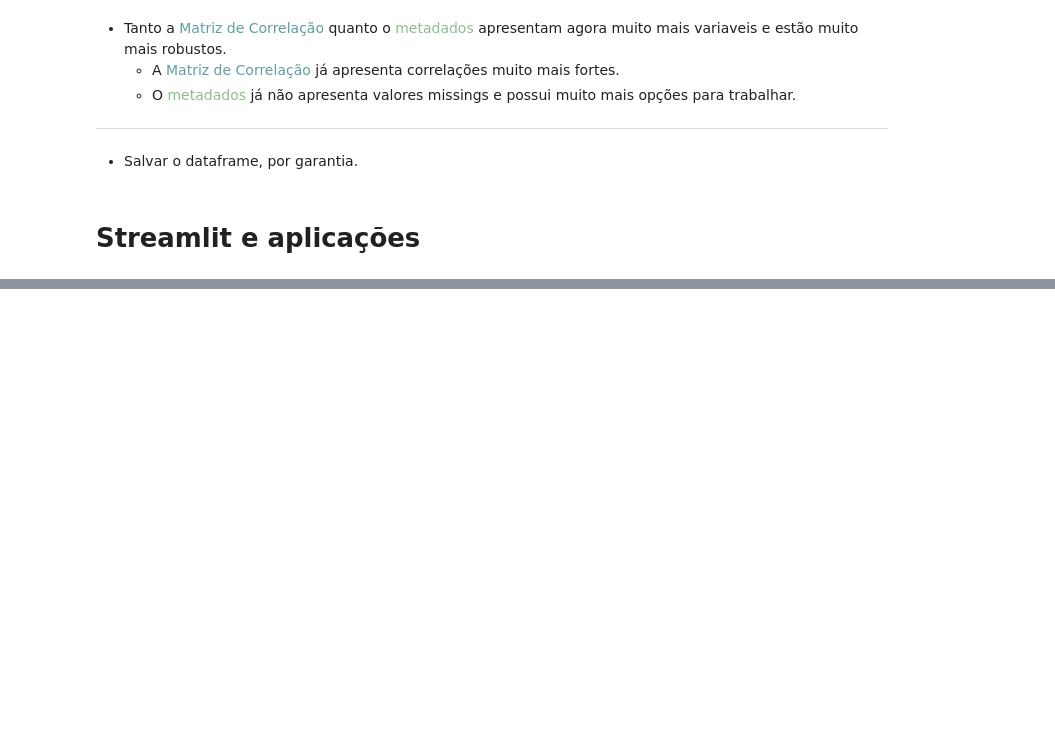
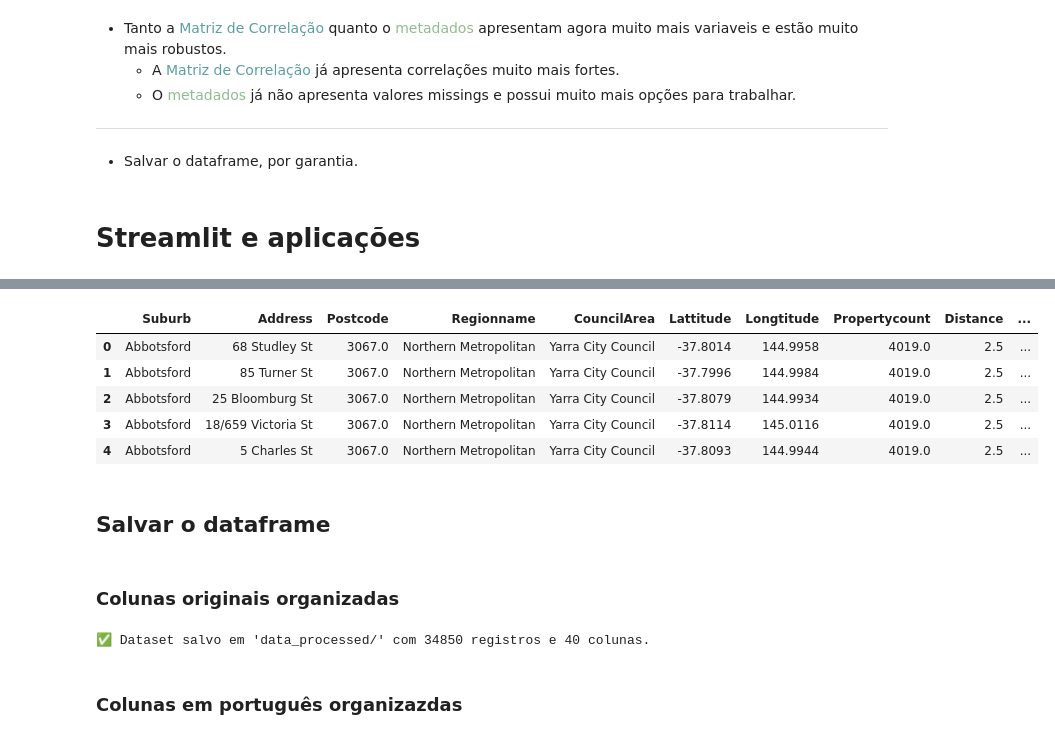
Before and after one commit to PedroHenrique1704/Ebac-semantix, a Jupyter notebook: Semantix.ipynb, the cells around one changed output, grey strips where cells are left out. Drawn from its saved outputs; the diff is of its cells as text; code cells hidden in the pictures; blank space fills up the shorter version.

```diff
--- a/Semantix.ipynb
+++ b/Semantix.ipynb
@@ -85,7 +85,7 @@ from sklearn.ensemble        import RandomForestRegressor
 from sklearn.model_selection import GridSearchCV, train_test_split
 from sklearn.metrics         import mean_absolute_error, r2_score
 # %%
-df = pd.read_csv('melbourne_housing_full.csv')
+df = pd.read_csv('./data/melbourne_housing_full.csv')
 df.head()
 # %% [output]
 |  | Suburb | Address | Rooms | Type | Price | Method | SellerG | Date | Distance | Postcode | ... | ... |
@@ -1179,0 +1281,61 @@ df.to_csv('dados_com_precos_imputados.csv', index=False)
+# %%
+# Organizar as colunas
+
+column_groups = {
+    # Identificação e Localização
+    'ID': ['Suburb', 'Address', 'Postcode', 'Regionname', 'CouncilArea',
+           'Lattitude', 'Longtitude', 'Propertycount', 'Distance', 'DistanceCategory'],
+
+    # Características Físicas
+    'Property_Features': ['Type', 'Type_numeric', 'Rooms', 'Bathroom', 'Car',
+                         'Landsize', 'Landsize_imputed', 'BuildingArea', 'BuildingArea_imputed',
+                         'YearBuilt', 'PropertyAge', 'AgeCategory', 'rooms_bath_ratio'],
+
+    # Transação e Preço
+    'Transaction': ['Price', 'Price_imputed', 'Method', 'SellerG', 'Date',
+                   'Year_Sold', 'Month_Sold'],
+
+    # Análise e Modelagem
+    'Analysis': ['Price_per_sqm', 'expected_price', 'regional_mean_ppsqm',
+                'regional_std_ppsqm', 'price_lower_bound', 'price_upper_bound',
+                'underpriced', 'overpriced', 'Rooms_per_sqm'],
+
+    # Variáveis Técnicas (opcional)
+    'Technical': ['Regionname_numeric']
+}
+
+# Concatenar as colunas
+new_column_order = []
+for group in column_groups.values():
+    new_column_order.extend(group)
+
+
+# Reordenar DataFrame
+df_organized = df[new_column_order]
+
+# ========== 2. SALVAR DATAFRAME ==========
+import os
+output_dir = "data_processed"
+os.makedirs(output_dir, exist_ok=True)
+# %%
+df_organized.head()
+# %% [output]
+|  | Suburb | Address | Postcode | Regionname | CouncilArea | Lattitude | Longtitude | Propertycount | Distance | ... |
+| 0 | Abbotsford | 68 Studley St | 3067.0 | Northern Metropolitan | Yarra City Council | -37.8014 | 144.9958 | 4019.0 | 2.5 | ... |
+| 1 | Abbotsford | 85 Turner St | 3067.0 | Northern Metropolitan | Yarra City Council | -37.7996 | 144.9984 | 4019.0 | 2.5 | ... |
+| 2 | Abbotsford | 25 Bloomburg St | 3067.0 | Northern Metropolitan | Yarra City Council | -37.8079 | 144.9934 | 4019.0 | 2.5 | ... |
+| 3 | Abbotsford | 18/659 Victoria St | 3067.0 | Northern Metropolitan | Yarra City Council | -37.8114 | 145.0116 | 4019.0 | 2.5 | ... |
+| 4 | Abbotsford | 5 Charles St | 3067.0 | Northern Metropolitan | Yarra City Council | -37.8093 | 144.9944 | 4019.0 | 2.5 | ... |
+# %% [markdown]
+## Salvar o dataframe
+# %% [markdown]
+### Colunas originais organizadas
+# %%
+# Salvar em CSV e Parquet (para eficiência)
+df_organized.to_csv(f"{output_dir}/melbourne_housing_processed.csv", index=False)
+
+print(f"✅ Dataset salvo em '{output_dir}/' com {len(df_organized)} registros e {len(df_organized.columns)} colunas.")
+# %% [output]
+✅ Dataset salvo em 'data_processed/' com 34850 registros e 40 colunas.
+# %% [markdown]
+### Colunas em português organizazdas
```
Also changed, not shown: parts of 30 cells of this notebook, 11 other files.
